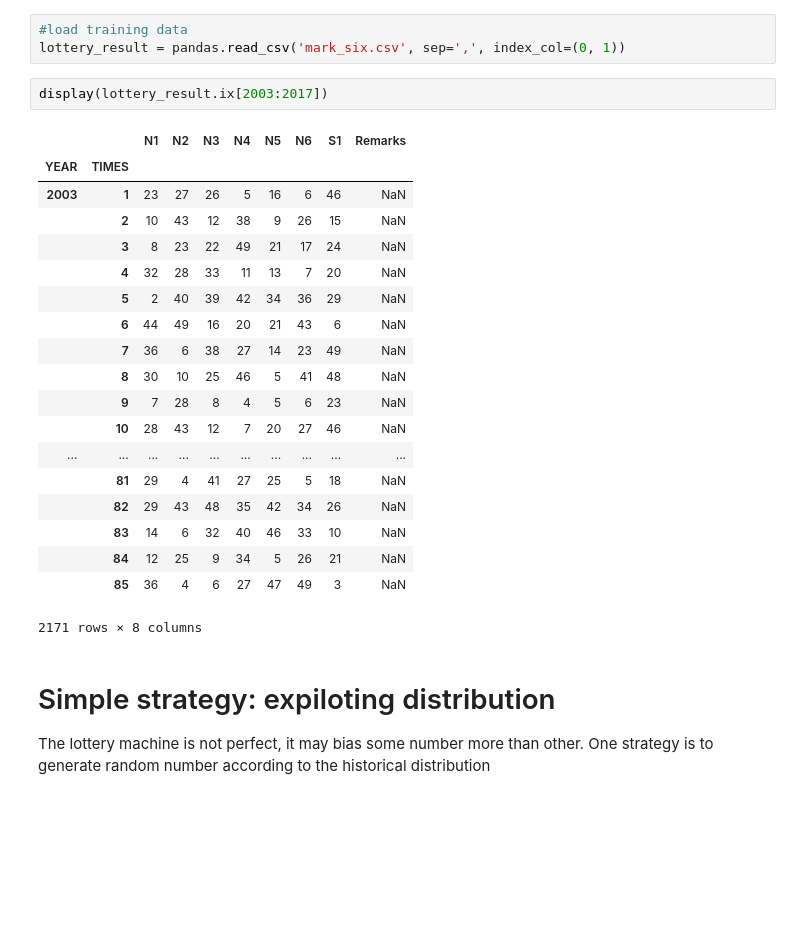
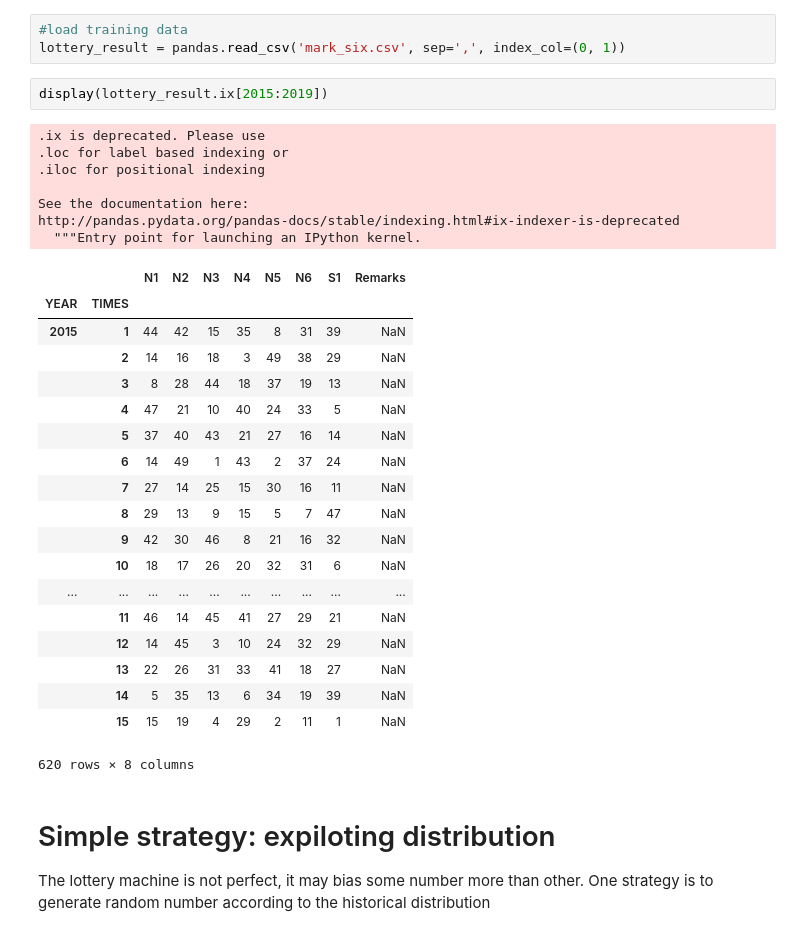
Before and after one commit to ymlai87416/PythonPlayground, a Jupyter notebook: DataScience/Others/on 9 mark six.ipynb, the cells around one changed output. Drawn from its saved outputs; the diff is of its cells as text; blank space fills up the shorter version.

```diff
--- a/DataScience/Others/on 9 mark six.ipynb
+++ b/DataScience/Others/on 9 mark six.ipynb
@@ -16,27 +16,34 @@ import seaborn as sns
 #load training data
 lottery_result = pandas.read_csv('mark_six.csv', sep=',', index_col=(0, 1))
 # %%
-display(lottery_result.ix[2003:2017])
+display(lottery_result.ix[2015:2019])
 # %% [output]
+.ix is deprecated. Please use
+.loc for label based indexing or
+.iloc for positional indexing
+
+See the documentation here:
+http://pandas.pydata.org/pandas-docs/stable/indexing.html#ix-indexer-is-deprecated
+  """Entry point for launching an IPython kernel.
 |  |  | N1 | N2 | N3 | N4 | N5 | N6 | S1 | Remarks |
 | YEAR | TIMES |  |  |  |  |  |  |  |  |
-| 2003 | 1 | 23 | 27 | 26 | 5 | 16 | 6 | 46 | NaN |
-|  | 2 | 10 | 43 | 12 | 38 | 9 | 26 | 15 | NaN |
-|  | 3 | 8 | 23 | 22 | 49 | 21 | 17 | 24 | NaN |
-|  | 4 | 32 | 28 | 33 | 11 | 13 | 7 | 20 | NaN |
-|  | 5 | 2 | 40 | 39 | 42 | 34 | 36 | 29 | NaN |
-|  | 6 | 44 | 49 | 16 | 20 | 21 | 43 | 6 | NaN |
-|  | 7 | 36 | 6 | 38 | 27 | 14 | 23 | 49 | NaN |
-|  | 8 | 30 | 10 | 25 | 46 | 5 | 41 | 48 | NaN |
-|  | 9 | 7 | 28 | 8 | 4 | 5 | 6 | 23 | NaN |
-|  | 10 | 28 | 43 | 12 | 7 | 20 | 27 | 46 | NaN |
+| 2015 | 1 | 44 | 42 | 15 | 35 | 8 | 31 | 39 | NaN |
+|  | 2 | 14 | 16 | 18 | 3 | 49 | 38 | 29 | NaN |
+|  | 3 | 8 | 28 | 44 | 18 | 37 | 19 | 13 | NaN |
+|  | 4 | 47 | 21 | 10 | 40 | 24 | 33 | 5 | NaN |
+|  | 5 | 37 | 40 | 43 | 21 | 27 | 16 | 14 | NaN |
+|  | 6 | 14 | 49 | 1 | 43 | 2 | 37 | 24 | NaN |
+|  | 7 | 27 | 14 | 25 | 15 | 30 | 16 | 11 | NaN |
+|  | 8 | 29 | 13 | 9 | 15 | 5 | 7 | 47 | NaN |
+|  | 9 | 42 | 30 | 46 | 8 | 21 | 16 | 32 | NaN |
+|  | 10 | 18 | 17 | 26 | 20 | 32 | 31 | 6 | NaN |
 | ... | ... | ... | ... | ... | ... | ... | ... | ... | ... |
-|  | 81 | 29 | 4 | 41 | 27 | 25 | 5 | 18 | NaN |
-|  | 82 | 29 | 43 | 48 | 35 | 42 | 34 | 26 | NaN |
-|  | 83 | 14 | 6 | 32 | 40 | 46 | 33 | 10 | NaN |
-|  | 84 | 12 | 25 | 9 | 34 | 5 | 26 | 21 | NaN |
-|  | 85 | 36 | 4 | 6 | 27 | 47 | 49 | 3 | NaN |
+|  | 11 | 46 | 14 | 45 | 41 | 27 | 29 | 21 | NaN |
+|  | 12 | 14 | 45 | 3 | 10 | 24 | 32 | 29 | NaN |
+|  | 13 | 22 | 26 | 31 | 33 | 41 | 18 | 27 | NaN |
+|  | 14 | 5 | 35 | 13 | 6 | 34 | 19 | 39 | NaN |
+|  | 15 | 15 | 19 | 4 | 29 | 2 | 11 | 1 | NaN |
-2171 rows × 8 columns
+620 rows × 8 columns
 # %% [markdown]
 # Simple strategy: expiloting distribution
 
```
Also changed, not shown: parts of 13 cells of this notebook, 11 other files.
